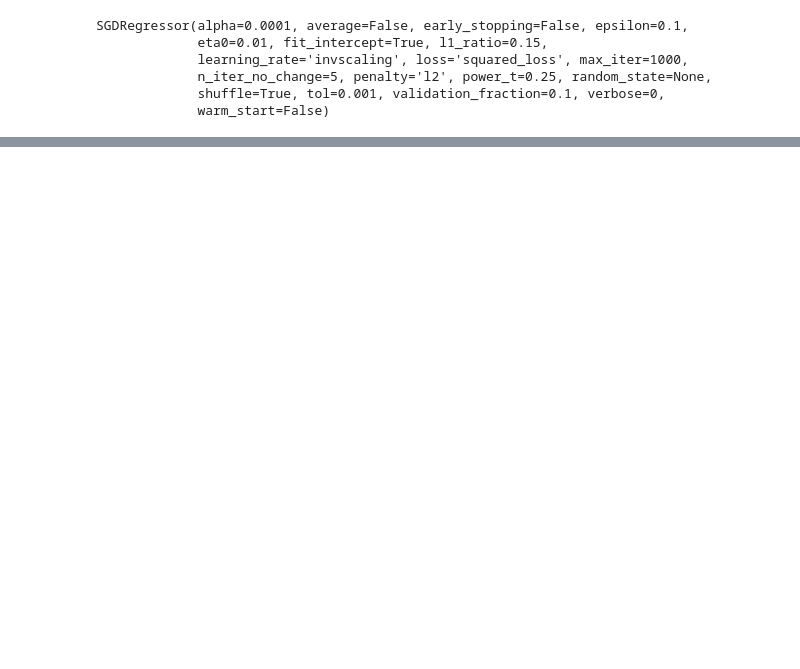
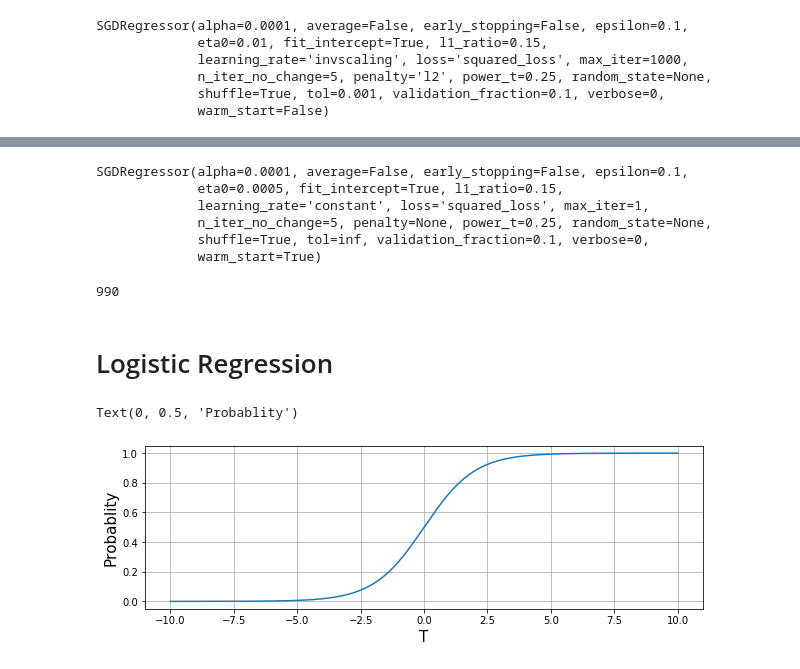
Before and after one commit to SubhoBasak/Learning_DataScience, a Jupyter notebook: TrainingModels/training_models.ipynb, the cells around one changed output, grey strips where cells are left out. Saved outputs shown, nothing was run; the diff lists cells and outputs as text; code cells hidden in the pictures; blank space fills up the shorter version.

```diff
--- a/TrainingModels/training_models.ipynb
+++ b/TrainingModels/training_models.ipynb
@@ -384,0 +446,27 @@ The penalty hyperparameter sets the type of regularization term to use. Specifyi
+# %%
+best_model
+# %% [output]
+SGDRegressor(alpha=0.0001, average=False, early_stopping=False, epsilon=0.1,
+             eta0=0.0005, fit_intercept=True, l1_ratio=0.15,
+             learning_rate='constant', loss='squared_loss', max_iter=1,
+             n_iter_no_change=5, penalty=None, power_t=0.25, random_state=None,
+             shuffle=True, tol=inf, validation_fraction=0.1, verbose=0,
+             warm_start=True)
+# %%
+best_epoch
+# %% [output]
+990
+# %% [markdown]
+# Logistic Regression
+# %%
+x_points = np.linspace(-10, 10, 1000)
+y_points = 1/(1+np.exp(-x_points))
+
+plt.figure(figsize = (10, 3))
+plt.plot(x_points, y_points)
+plt.grid(True)
+plt.xlabel('T', fontsize = 15)
+plt.ylabel('Probablity', fontsize = 15)
+# %% [output]
+Text(0, 0.5, 'Probablity')
+[figure, added]
```
Also changed, not shown: parts of 58 cells of this notebook.
